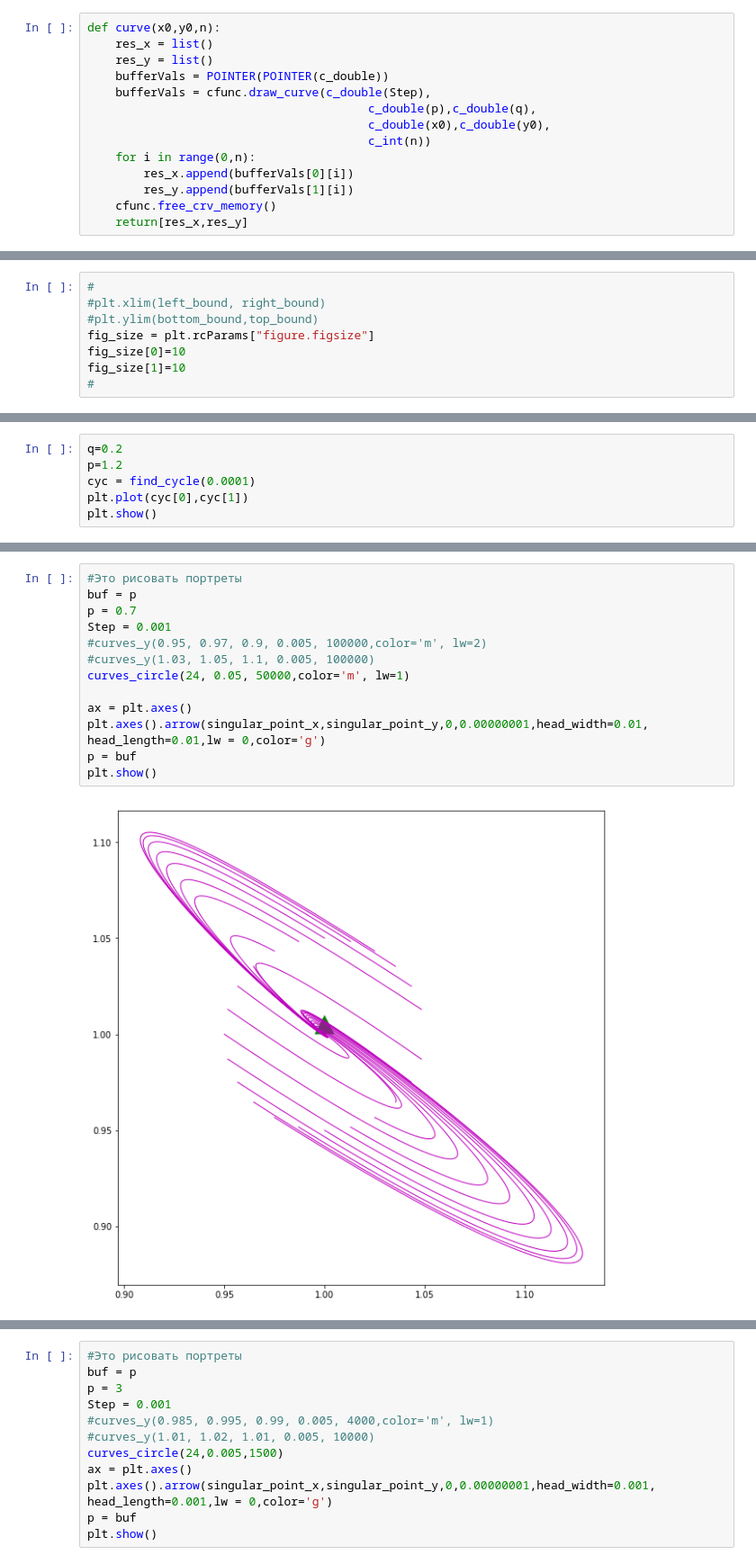
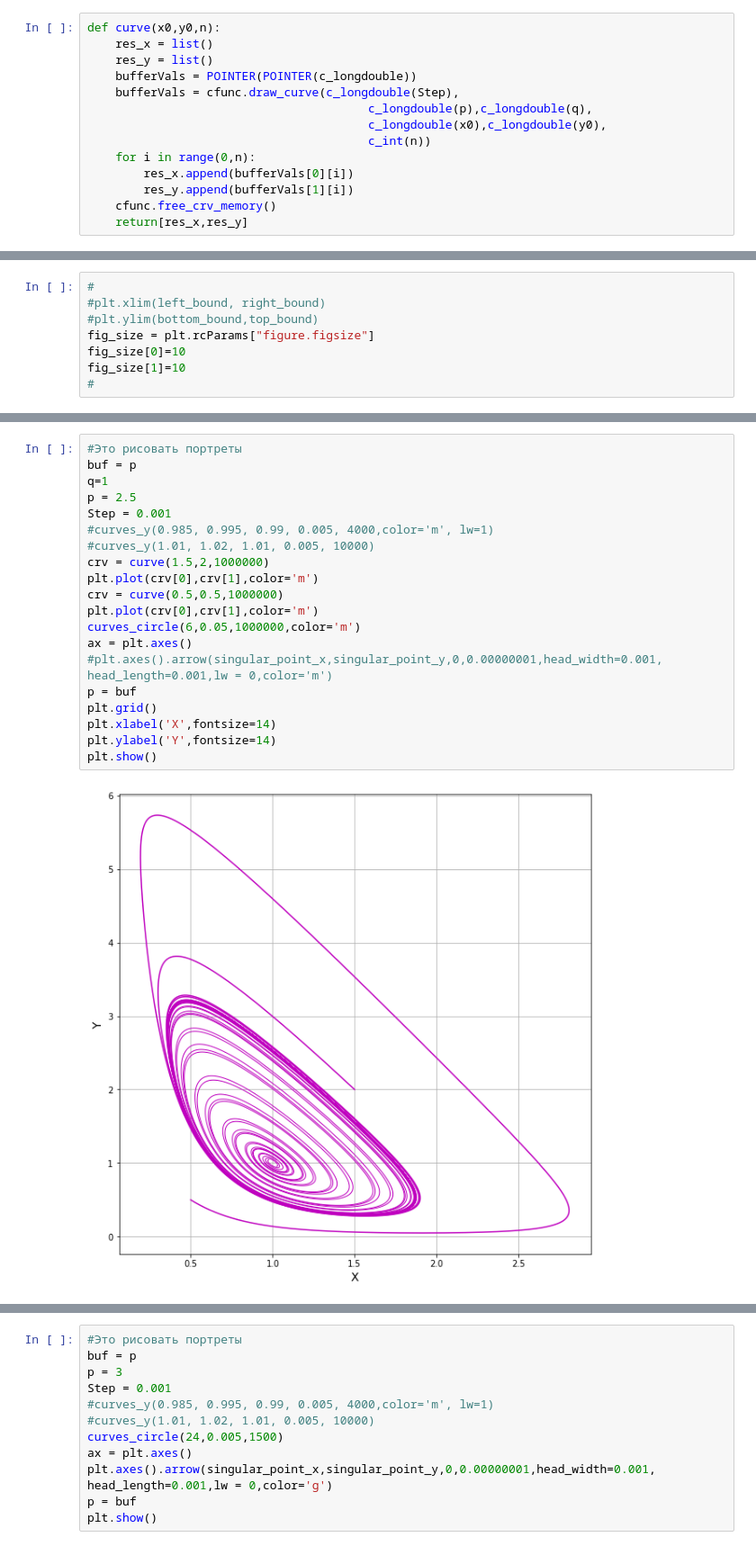
Before and after one commit to kokamido/Diploma, a Jupyter notebook: ipython/QandP-Copy1.ipynb, the cells around one changed output, grey strips where cells are left out. Shown: that part at 90% size. Cells and saved outputs as stored; diff of their text form.

```diff
--- a/ipython/QandP-Copy1.ipynb
+++ b/ipython/QandP-Copy1.ipynb
@@ -29,10 +33,10 @@ singular_point_y = 1
 def curve(x0,y0,n):
     res_x = list()
     res_y = list()
-    bufferVals = POINTER(POINTER(c_double))
-    bufferVals = cfunc.draw_curve(c_double(Step),
-                                        c_double(p),c_double(q),
-                                        c_double(x0),c_double(y0),
+    bufferVals = POINTER(POINTER(c_longdouble))
+    bufferVals = cfunc.draw_curve(c_longdouble(Step),
+                                        c_longdouble(p),c_longdouble(q),
+                                        c_longdouble(x0),c_longdouble(y0),
                                         c_int(n))
     for i in range(0,n):
         res_x.append(bufferVals[0][i])
@@ -271,6 +323,0 @@ fig_size[1]=10
-# %%
-q=0.2
-p=1.2
-cyc = find_cycle(0.0001)
-plt.plot(cyc[0],cyc[1])
-plt.show()
@@ -279,15 +324,22 @@ plt.show()
 # %%
 #Это рисовать портреты
 buf = p
-p = 0.7
+q=1
+p = 2.5
 Step = 0.001
-#curves_y(0.95, 0.97, 0.9, 0.005, 100000,color='m', lw=2)
-#curves_y(1.03, 1.05, 1.1, 0.005, 100000)
-curves_circle(24, 0.05, 50000,color='m', lw=1)
-
+#curves_y(0.985, 0.995, 0.99, 0.005, 4000,color='m', lw=1)
+#curves_y(1.01, 1.02, 1.01, 0.005, 10000)
+crv = curve(1.5,2,1000000)
+plt.plot(crv[0],crv[1],color='m')
+crv = curve(0.5,0.5,1000000)
+plt.plot(crv[0],crv[1],color='m')
+curves_circle(6,0.05,1000000,color='m')
 ax = plt.axes()
-plt.axes().arrow(singular_point_x,singular_point_y,0,0.00000001,head_width=0.01, head_length=0.01,lw = 0,color='g')
+#plt.axes().arrow(singular_point_x,singular_point_y,0,0.00000001,head_width=0.001, head_length=0.001,lw = 0,color='m')
 p = buf
+plt.grid()
+plt.xlabel('X',fontsize=14)
+plt.ylabel('Y',fontsize=14)
 plt.show()
 # %% [output]
-[figure, old version]
+[figure, new version]
```
Also changed, not shown: parts of 18 cells of this notebook, 22 other files.
